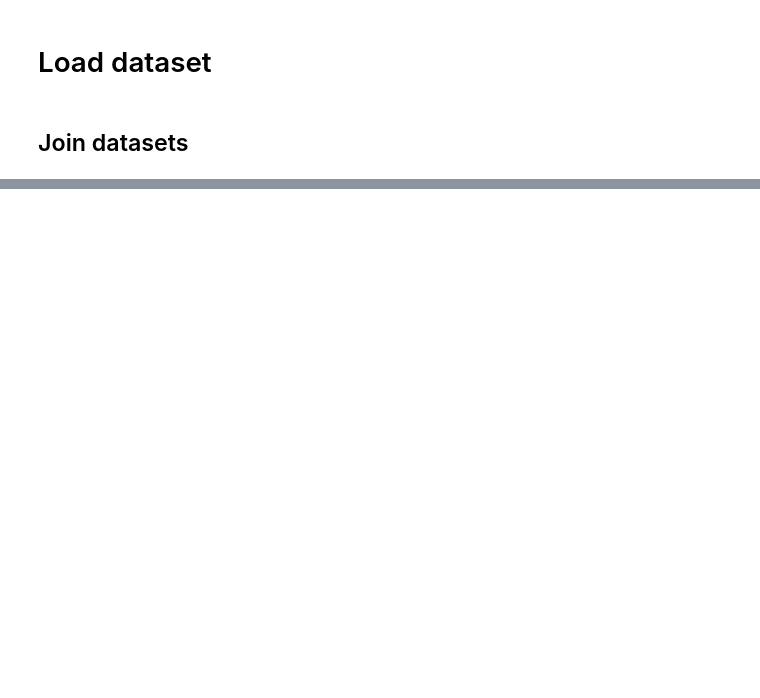
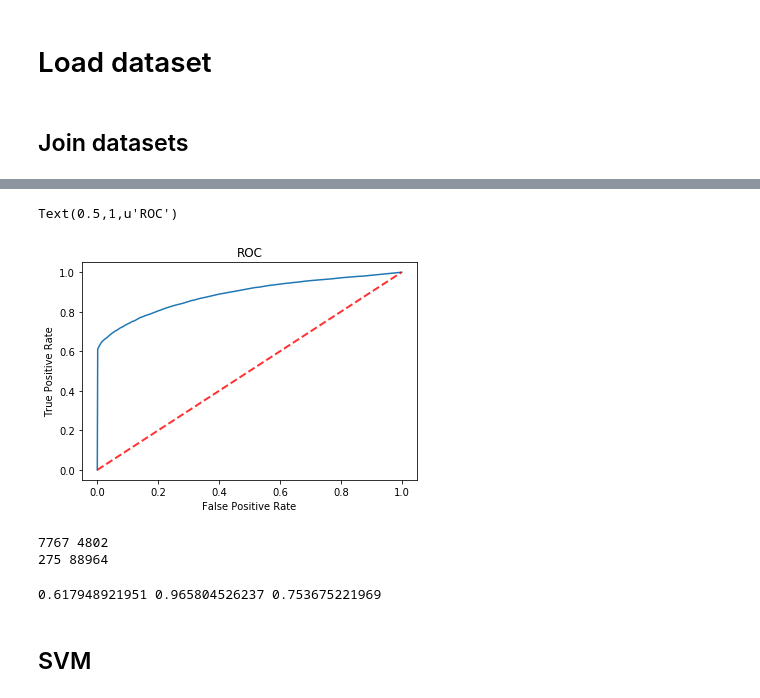
Before and after one commit to jdbermeol/PayUTest, a Jupyter notebook: PayUTest.ipynb, the cells around one changed output, grey strips where cells are left out. Saved outputs shown, nothing was run; the diff lists cells and outputs as text; code cells hidden in the pictures; blank space fills up the shorter version.

```diff
--- a/PayUTest.ipynb
+++ b/PayUTest.ipynb
@@ -26,0 +476,9 @@ data.to_csv('./checkpoints/data.csv')
+# %%
+plt.plot(fpr, tpr)
+plt.plot([0, 1], [0, 1], linestyle='--', lw=2, color='r', label='Luck', alpha=.8)
+plt.xlabel('False Positive Rate')
+plt.ylabel('True Positive Rate')
+plt.title('ROC')
+# %% [output]
+Text(0.5,1,u'ROC')
+[figure, added]
@@ -26,0 +489,12 @@ data.to_csv('./checkpoints/data.csv')
+# %%
+print tp, fp
+print fn, tn
+# %% [output]
+7767 4802
+275 88964
+# %%
+print precision_score(predictions, y_test), recall_score(predictions, y_test), f1_score(predictions, y_test)
+# %% [output]
+0.617948921951 0.965804526237 0.753675221969
+# %% [markdown]
+## SVM
```
Also changed, not shown: parts of 118 cells of this notebook, 2 other files.
